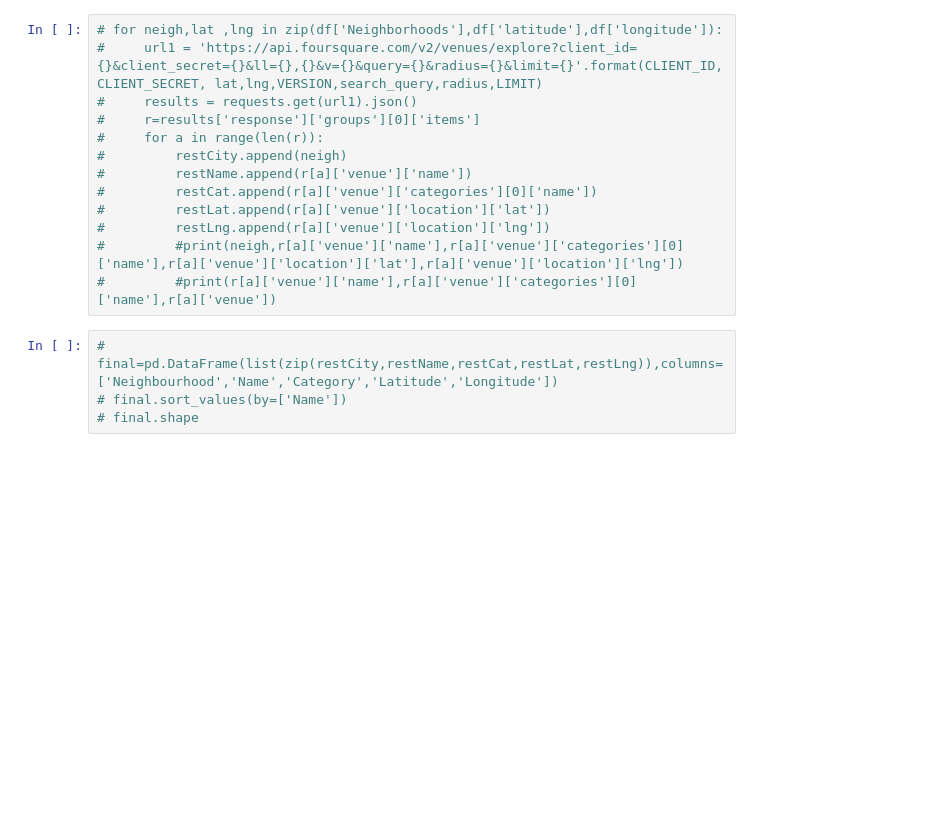
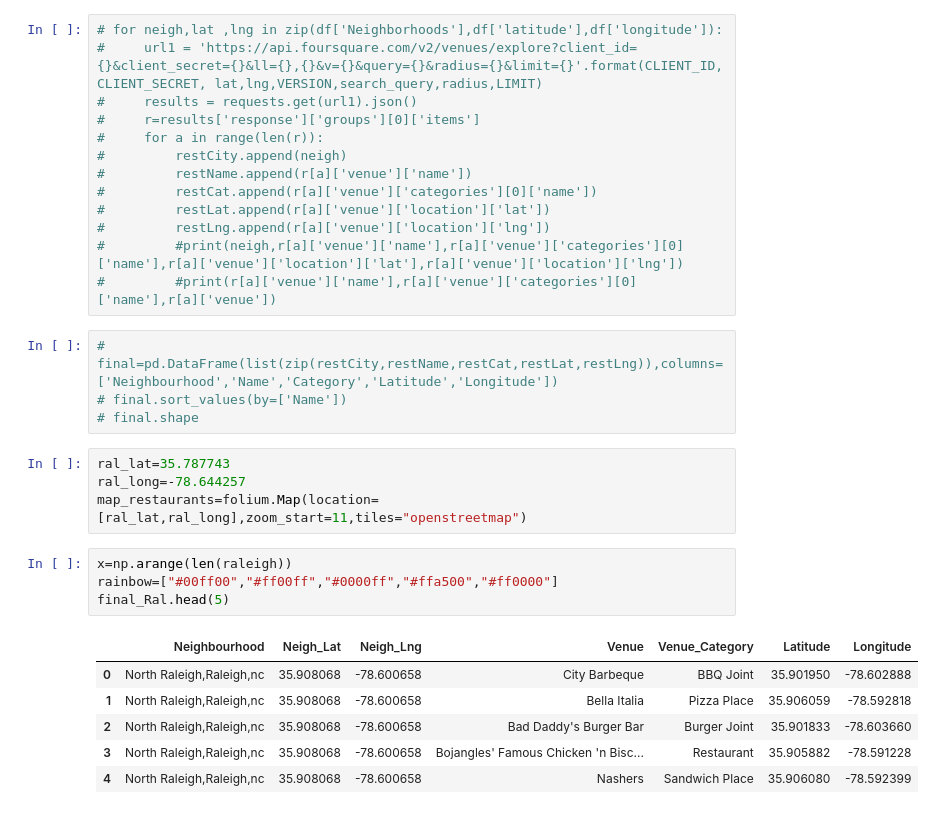
Before and after one commit to Devnathv/IBMCapstoneProject, a Jupyter notebook: FinalProject.ipynb, the cells around one changed output. Cells and saved outputs as stored; diff of their text form; blank space fills up the shorter version.

Commit message:
Folium map generated

```diff
--- a/FinalProject.ipynb
+++ b/FinalProject.ipynb
@@ -237,3 +241,18 @@ final_Ral.groupby(['Category']).count()
 # final=pd.DataFrame(list(zip(restCity,restName,restCat,restLat,restLng)),columns=['Neighbourhood','Name','Category','Latitude','Longitude'])
 # final.sort_values(by=['Name'])
 # final.shape
+# %%
+ral_lat=35.787743
+ral_long=-78.644257
+map_restaurants=folium.Map(location=[ral_lat,ral_long],zoom_start=11,tiles="openstreetmap")
+# %%
+x=np.arange(len(raleigh))
+rainbow=["#00ff00","#ff00ff","#0000ff","#ffa500","#ff0000"]
+final_Ral.head(5)
+# %% [output]
+|  | Neighbourhood | Neigh_Lat | Neigh_Lng | Venue | Venue_Category | Latitude | Longitude |
+| 0 | North Raleigh,Raleigh,nc | 35.908068 | -78.600658 | City Barbeque | BBQ Joint | 35.901950 | -78.602888 |
+| 1 | North Raleigh,Raleigh,nc | 35.908068 | -78.600658 | Bella Italia | Pizza Place | 35.906059 | -78.592818 |
+| 2 | North Raleigh,Raleigh,nc | 35.908068 | -78.600658 | Bad Daddy's Burger Bar | Burger Joint | 35.901833 | -78.603660 |
+| 3 | North Raleigh,Raleigh,nc | 35.908068 | -78.600658 | Bojangles' Famous Chicken 'n Bisc... | Restaurant | 35.905882 | -78.591228 |
+| 4 | North Raleigh,Raleigh,nc | 35.908068 | -78.600658 | Nashers | Sandwich Place | 35.906080 | -78.592399 |
```
Also changed, not shown: parts of 7 cells of this notebook.
